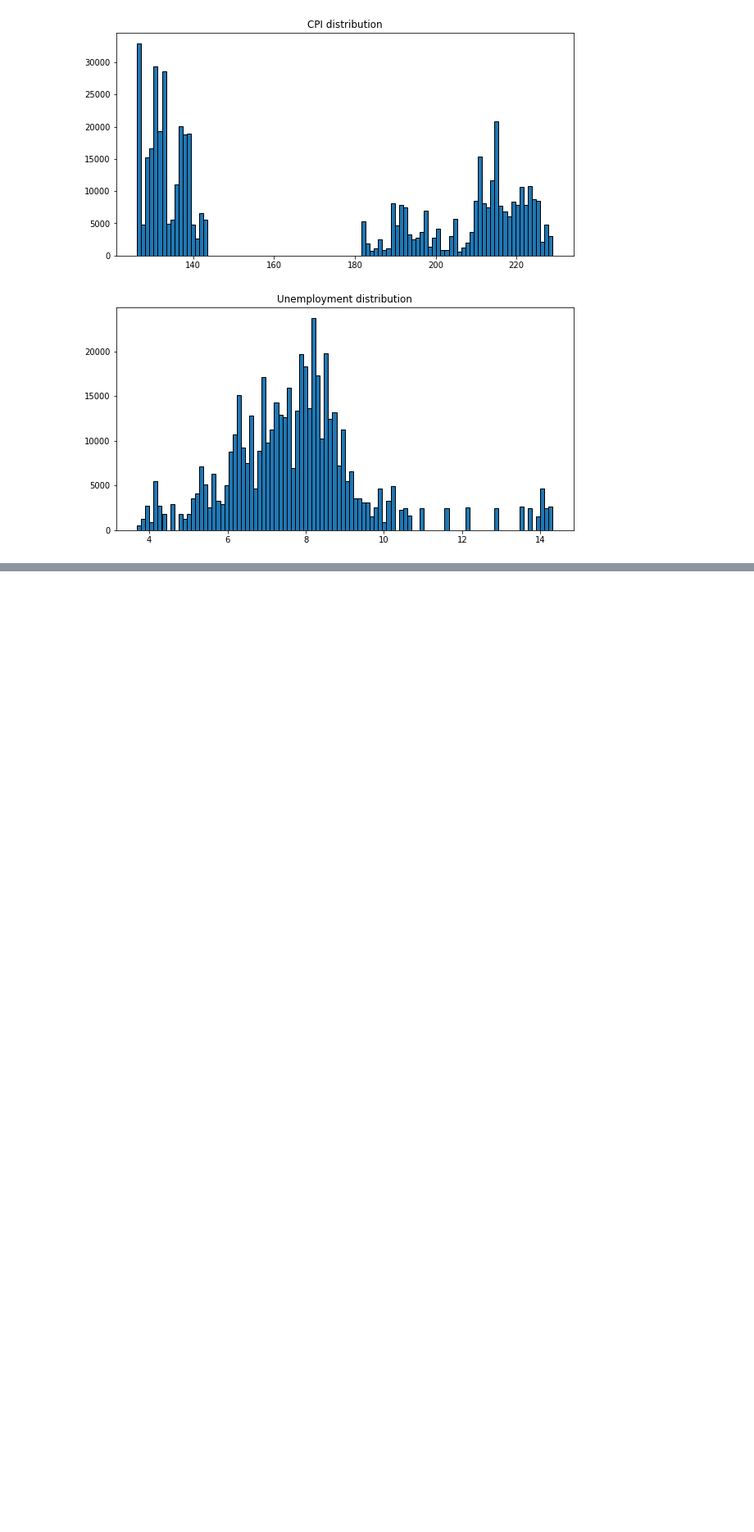
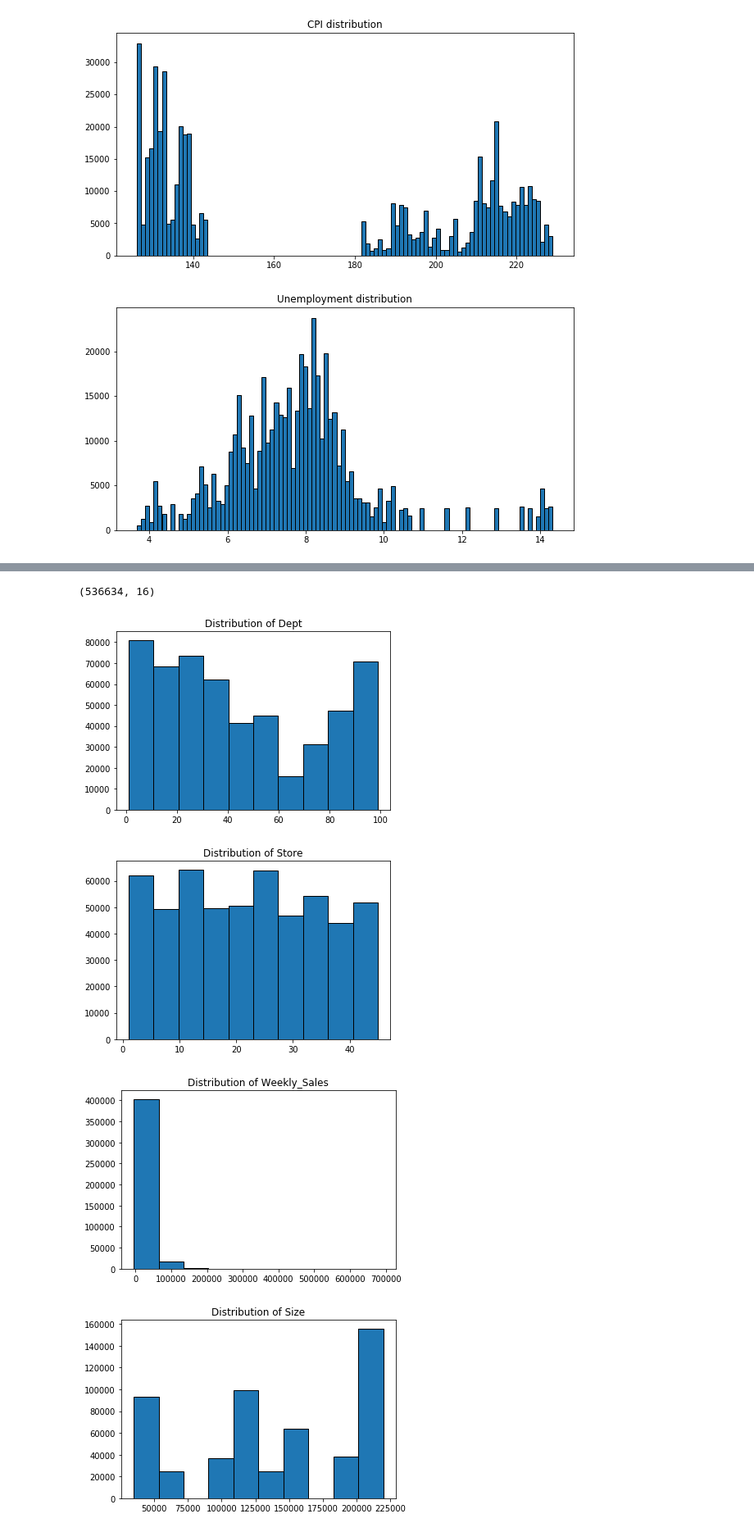
Before and after one commit to terrancexia/Walmart-Store-Sales-Forecast, a Jupyter notebook: Walmart Store Sales Forecast .ipynb, the cells around one changed output, grey strips where cells are left out. Shown: that part at 82% size. Cells and saved outputs as stored; diff of their text form; code cells hidden in the pictures; blank space fills up the shorter version.

```diff
--- a/Walmart Store Sales Forecast .ipynb
+++ b/Walmart Store Sales Forecast .ipynb
@@ -312,0 +346,9 @@ dtype: float64
+# %%
+# fill CPI na with mean of each store across three years
+
+nulls = df.loc[df['CPI'].isnull(), 'Store']
+
+df.loc[df['CPI'].isnull(),'CPI']= cpi_summary['mean'].loc[nulls].values
+
+#sanity check
+df['CPI'].isnull().sum()
@@ -312,0 +357,12 @@ dtype: float64
+# %%
+#get the mean, medium of the Unemployment for each store from 2010-2012
+unemployment_summary = df.groupby(['Store']).agg({'Unemployment':['mean','median']})
+
+#unlist the column names
+unemployment_summary.columns = ['mean', 'median']
+
+#add a column for mean, median difference
+unemployment_summary['difference'] = unemployment_summary['mean'] - unemployment_summary['median']
+
+#view the result
+unemployment_summary
@@ -312,0 +390,9 @@ dtype: float64
+# %%
+# fill unemployment na with mean of each store across three years
+
+nulls_u = df.loc[df['Unemployment'].isnull(), 'Store']
+
+df.loc[df['Unemployment'].isnull(),'Unemployment']= unemployment_summary['mean'].loc[nulls_u].values
+
+#sanity check
+df['Unemployment'].isnull().sum()
@@ -312,0 +421,3 @@ dtype: float64
+# %%
+# drop extra column IsHoliday_y
+df = df.drop(['IsHoliday_y'], axis=1)
@@ -312,0 +426,19 @@ dtype: float64
+# %%
+df.shape
+# %% [output]
+(536634, 16)
+# %%
+#plot histgram of each numerical columns to visulize the distribution
+
+numeric_col = [1,3,4,6,7,8,9,10,11,12,13,14,15]
+
+for i in numeric_col:
+    plt.figure()
+    plt.hist(df[df.columns[i]], edgecolor='black')
+    plt.title(f'Distribution of {df.columns[i]}')
+    plt.show()
+# %% [output]
+[figure, added]
+[figure, added]
+[figure, added]
+[figure, added]
```
Also changed, not shown: parts of 25 cells of this notebook.
